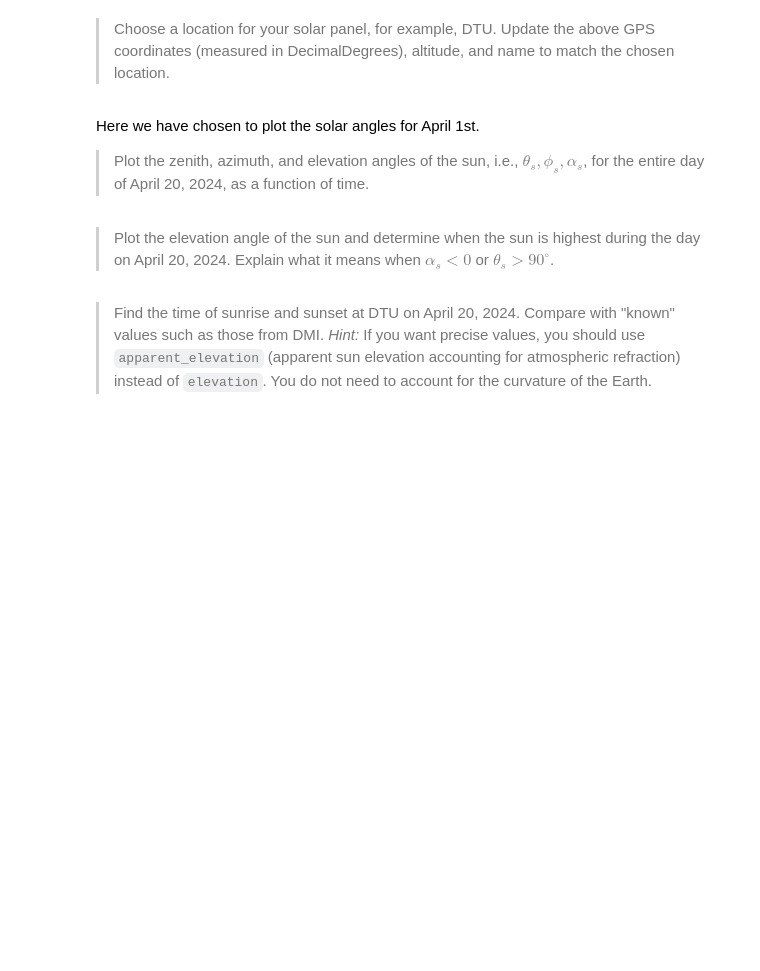
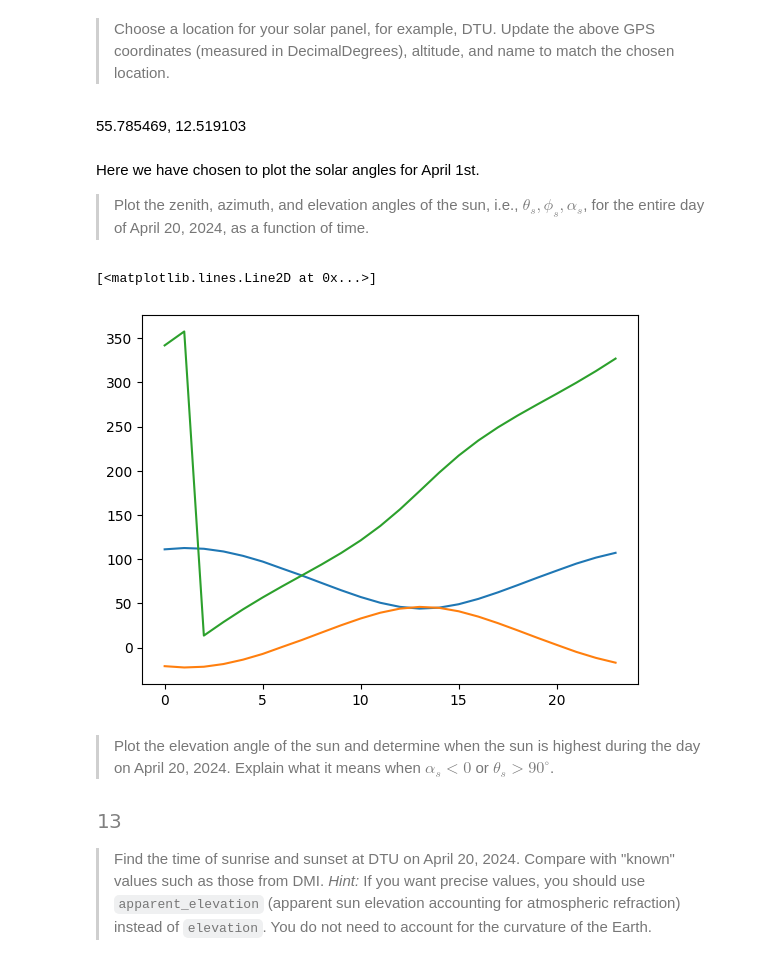
Before and after one commit to Romultra/Ultra-solar-panels, a Jupyter notebook: Questions.ipynb, the cells around one changed output. Drawn from its saved outputs; the diff is of its cells as text; code cells hidden in the pictures; blank space fills up the shorter version.

```diff
--- a/Questions.ipynb
+++ b/Questions.ipynb
@@ -29,3 +42,23 @@
 > Take another look at your Python function `def solar_panel_projection(theta_sun, phi_sun, theta_panel, phi_panel)`. Rewrite it so that it works on NumPy arrays of zenith and azimuth angles. You can test it on the following three situations, where the projection should yield $0.707107$, $0.0$, and $0.0$ (or rather, with numerical errors, it should give `array([7.07106781e-01, 6.12323400e-17, 0.0])`). Explain the orientation of the solar panel and the position of the sun in the three situations.
 # %% [markdown]
 > Choose a location for your solar panel, for example, DTU. Update the above GPS coordinates (measured in DecimalDegrees), altitude, and name to match the chosen location.
+# %% [markdown]
+55.785469, 12.519103
+# %%
+timezone = "Europe/Copenhagen"
+start_date = "2024-04-20"
+end_date = "2024-04-20"
+delta_time = "H"  # "Min", "H",
+
+# Definition of Location object. Coordinates and elevation of Amager, Copenhagen (Denmark)
+site = Location(
+    55.785469, 12.519103, timezone, 10, "DTU (DK)"
+)  # latitude, longitude, time_zone, altitude, name
+
+# Definition of a time range of simulation
+times = pd.date_range(
+    start_date + " 00:00:00", end_date + " 23:59:00", freq=delta_time, tz=timezone
+)
+#print(times)
+
+sunpos = site.get_solarposition(times)
@@ -33,8 +77,29 @@
 Here we have chosen to plot the solar angles for April 1st.
 
 > Plot the zenith, azimuth, and elevation angles of the sun, i.e., $\theta_s, \phi_s, \alpha_s$, for the entire day of April 20, 2024, as a function of time.
+# %%
+thet = sunpos.apparent_zenith
+azim = sunpos.azimuth
+alph = sunpos.apparent_elevation
+time = []
+for i in range(24):
+    time.append(i)
+plt.plot(time,thet)
+plt.plot(time,alph)
+plt.plot(time,azim)
+# %% [output]
+[<matplotlib.lines.Line2D at 0x...>]
+[figure, added]
 # %% [markdown]
 > Plot the elevation angle of the sun and determine when the sun is highest during the day on April 20, 2024. Explain what it means when $\alpha_s < 0$ or $\theta_s > 90^\circ$.
+# %%
+for i in range(len(alph)):
+    if alph[i] == max(alph):
+        indexi = i
+        break
+indexi
+# %% [output]
+[figure, added]
 # %% [markdown]
 > Find the time of sunrise and sunset at DTU on April 20, 2024. Compare with "known" values such as those from DMI. *Hint:* If you want precise values, you should use `apparent_elevation` (apparent sun elevation accounting for atmospheric refraction) instead of `elevation`. You do not need to account for the curvature of the Earth.
 # %% [markdown]
```
Also changed, not shown: parts of 4 cells of this notebook, 2 other files.
